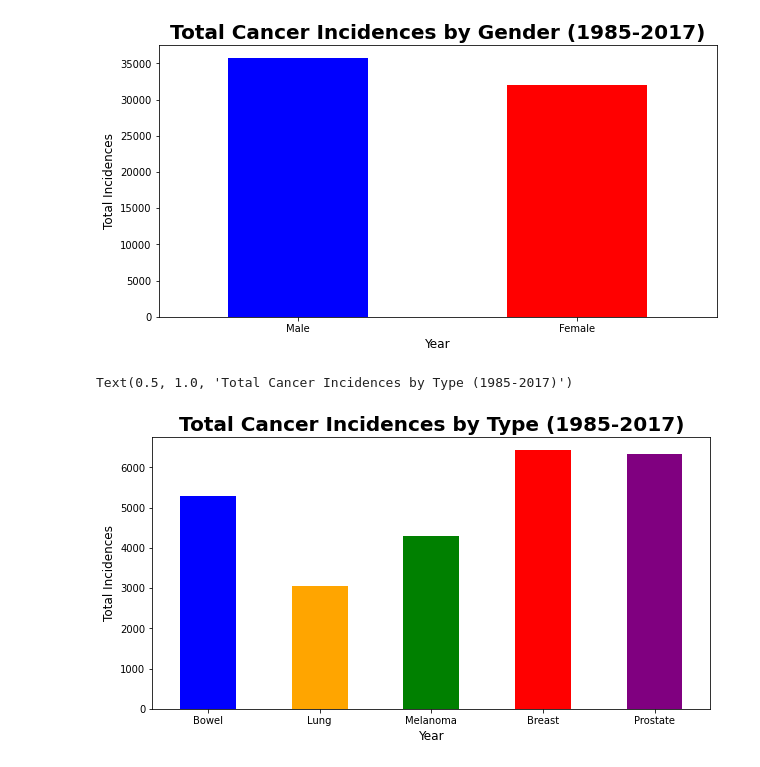
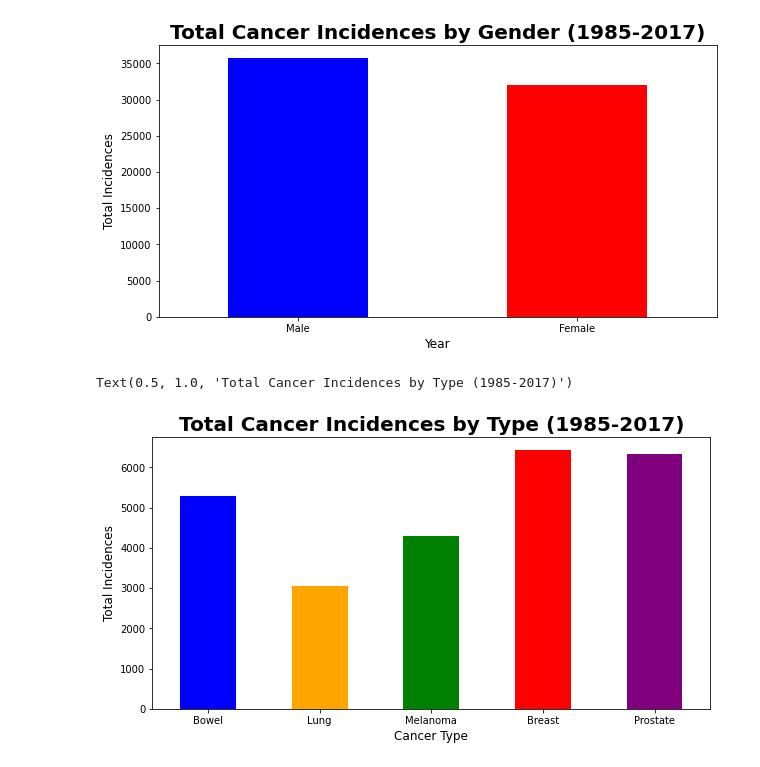
Before and after one commit to RowanSakoulas/data_project, a Jupyter notebook: cancer2.ipynb, the cells around one changed output. Cells and saved outputs as stored; diff of their text form; code cells hidden in the pictures.

```diff
--- a/cancer2.ipynb
+++ b/cancer2.ipynb
@@ -41,28 +41,23 @@ cancer_data.head()
 fisrt scatter plot
 # %%
 #removing the sex labelled as 'person' to decrease data ambiguity
-cancer_male_female = cancer_data[cancer_data['IncidenceMortality_Sex'].isin(['Incidence Male', 'Incidence Female'])]
+cancer_male_female_incidence = cancer_data[cancer_data['IncidenceMortality_Sex'].isin(['Incidence Male', 'Incidence Female'])]
 
 #removing cancer from 'All sites' again to decrease ambiguity
-cancer_incidences = cancer_male_female[cancer_male_female["CancerType"].str.contains("All sites C00-C96 excl C44") == False]
+cancer_incidences = cancer_male_female_incidence[cancer_male_female_incidence["CancerType"].str.contains("All sites C00-C96 excl C44") == False]
 
 #plotting bowel cancer
-bowel = cancer_incidences[cancer_incidences["CancerType"].isin(["Bowel C18-C20"])]
-lung = cancer_incidences[cancer_incidences["CancerType"].isin(["Lung C33, C34"])]
-melanoma = cancer_incidences[cancer_incidences["CancerType"].isin(["Melanoma of skin C43"])]
-breast = cancer_incidences[cancer_incidences["CancerType"].isin(["Breast C50"])]
-prostate = cancer_incidences[cancer_incidences["CancerType"].isin(["Prostate C61"])]
-#bowel.plot.scatter(x='year', y='NumberOfCases', c='red', label = 'Bowel')
+bowel_incidences = cancer_incidences[cancer_incidences["CancerType"].isin(["Bowel C18-C20"])]
+lung_incidences = cancer_incidences[cancer_incidences["CancerType"].isin(["Lung C33, C34"])]
+melanoma_incidences = cancer_incidences[cancer_incidences["CancerType"].isin(["Melanoma of skin C43"])]
+breast_incidences = cancer_incidences[cancer_incidences["CancerType"].isin(["Breast C50"])]
+prostate_incidences = cancer_incidences[cancer_incidences["CancerType"].isin(["Prostate C61"])]
 
-#lung.plot.scatter(x='year', y='NumberOfCases', c='blue', label = 'Lung')
-#plt.xlabel('Year')
-#plt.ylabel('Cancer Incidences')
-
-plt.scatter(bowel.year, bowel.NumberOfCases)
-plt.scatter(lung.year, lung.NumberOfCases)
-plt.scatter(melanoma.year, melanoma.NumberOfCases)
-plt.scatter(breast.year, breast.NumberOfCases)
-plt.scatter(prostate.year, prostate.NumberOfCases)
+plt.scatter(bowel_incidences.year, bowel_incidences.NumberOfCases)
+plt.scatter(lung_incidences.year, lung_incidences.NumberOfCases)
+plt.scatter(melanoma_incidences.year, melanoma_incidences.NumberOfCases)
+plt.scatter(breast_incidences.year, breast_incidences.NumberOfCases)
+plt.scatter(prostate_incidences.year, prostate_incidences.NumberOfCases)
 plt.xlabel('Year', fontsize = 12)
 plt.ylabel('Cancer Incidences', fontsize = 12)
 plt.title('Cancer Incidences by Type (1985-2017)', fontsize = 20, fontweight = "bold")
@@ -116,22 +111,22 @@ Text(0.5, 1.0, 'Total Cancer Incidences by Gender (1985-2017)')
 [figure]
 # %%
 #creating sums of cancer types
-bowel_sum = bowel["NumberOfCases"].sum()
-lung_sum = lung["NumberOfCases"].sum()
-melanoma_sum = melanoma["NumberOfCases"].sum()
-breast_sum = breast["NumberOfCases"].sum()
-prostate_sum = prostate["NumberOfCases"].sum()
+bowel_sum = bowel_incidences["NumberOfCases"].sum()
+lung_sum = lung_incidences["NumberOfCases"].sum()
+melanoma_sum = melanoma_incidences["NumberOfCases"].sum()
+breast_sum = breast_incidences["NumberOfCases"].sum()
+prostate_sum = prostate_incidences["NumberOfCases"].sum()
 
 #making the bar graph
 bar_data = {"Cancer Type":["Bowel","Lung","Melanoma","Breast","Prostate"],
         "Total Incidences":[bowel_sum, lung_sum, melanoma_sum, breast_sum, prostate_sum]}
 
 dataFrame = pd.DataFrame(data=bar_data)
 
 dataFrame.plot.bar(x="Cancer Type", y="Total Incidences", rot=0, color=("Blue", "Orange", "Green", "Red", "Purple"), legend=False)
-plt.xlabel('Year', fontsize = 12)
+plt.xlabel('Cancer Type', fontsize = 12)
 plt.ylabel('Total Incidences', fontsize = 12)
 plt.title('Total Cancer Incidences by Type (1985-2017)', fontsize = 20, fontweight = "bold")
 # %% [output]
 Text(0.5, 1.0, 'Total Cancer Incidences by Type (1985-2017)')
-[figure, old version]
+[figure, new version]
```
Also changed, not shown: parts of 4 cells of this notebook.
